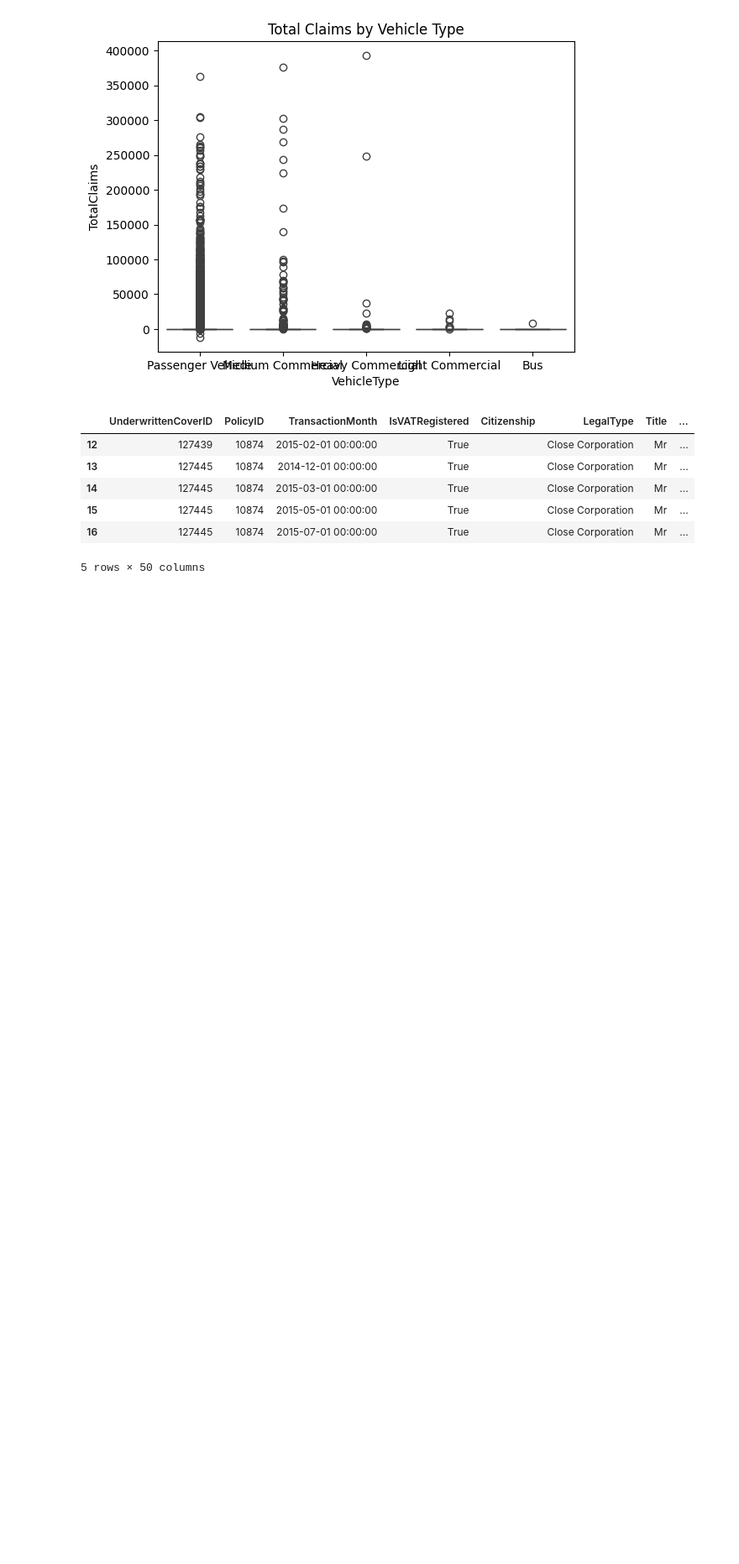
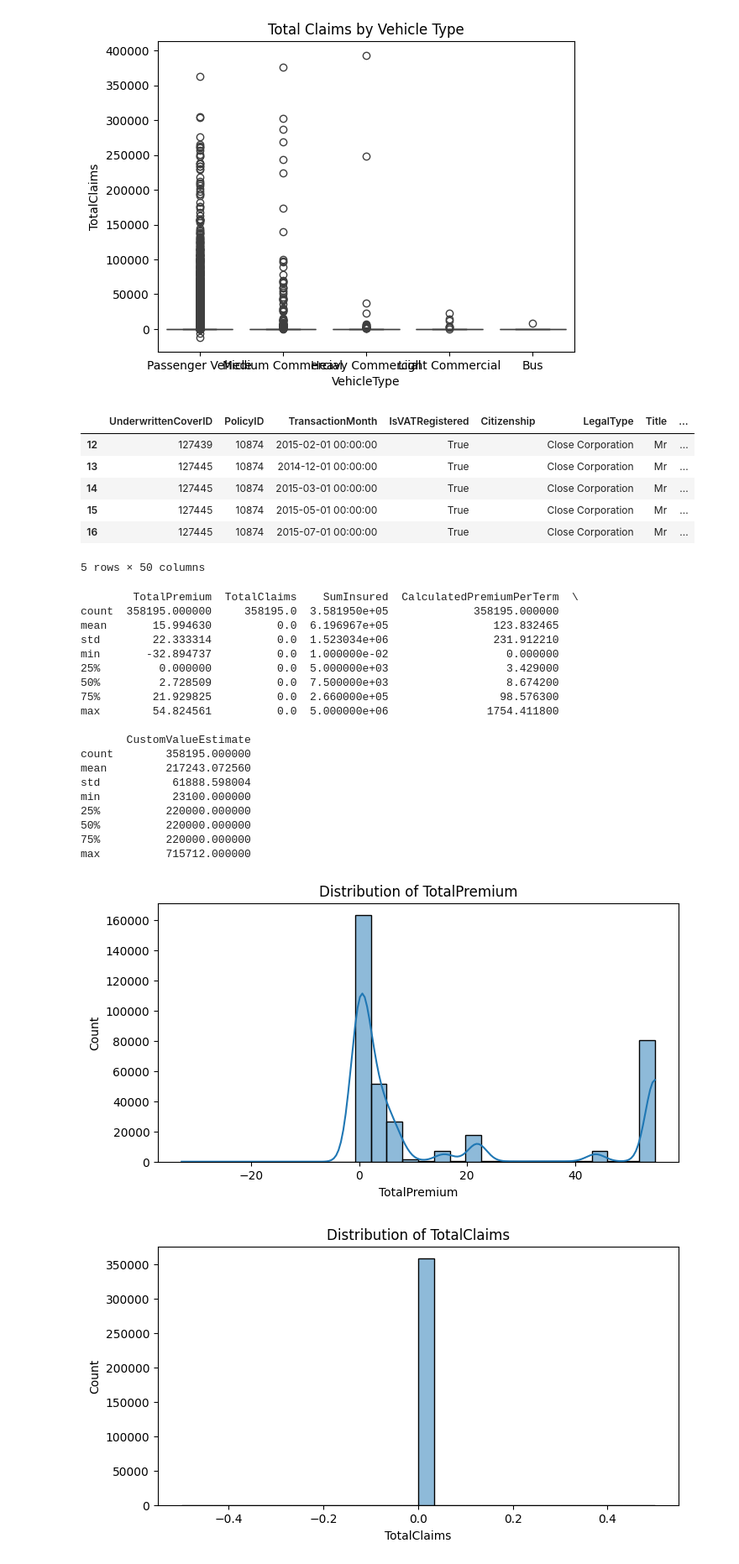
Before and after one commit to Birkity/ACIS, a Jupyter notebook: notebooks/task_1.ipynb, the cells around one changed output. Shown at 84% size. Saved outputs shown, nothing was run; the diff lists cells and outputs as text; code cells hidden in the pictures; blank space fills up the shorter version.

Commit message:
Further descriptive analysis

```diff
--- a/notebooks/task_1.ipynb
+++ b/notebooks/task_1.ipynb
@@ -220,3 +220,36 @@ df_cleaned.head()
 | 15 | 127445 | 10874 | 2015-05-01 00:00:00 | True |  | Close Corporation | Mr | ... |
 | 16 | 127445 | 10874 | 2015-07-01 00:00:00 | True |  | Close Corporation | Mr | ... |
 5 rows × 50 columns
+# %%
+
+numerical_cols = ['TotalPremium', 'TotalClaims', 'SumInsured', 'CalculatedPremiumPerTerm', 'CustomValueEstimate']
+descriptive_stats = df_cleaned[numerical_cols].describe()
+print(descriptive_stats)
+
+for col in numerical_cols:
+    plt.figure(figsize=(8, 4))
+    sns.histplot(df_cleaned[col], kde=True, bins=30)
+    plt.title(f'Distribution of {col}')
+    plt.show()
+# %% [output]
+        TotalPremium  TotalClaims    SumInsured  CalculatedPremiumPerTerm  \
+count  358195.000000     358195.0  3.581950e+05             358195.000000
+mean       15.994630          0.0  6.196967e+05                123.832465
+std        22.333314          0.0  1.523034e+06                231.912210
+min       -32.894737          0.0  1.000000e-02                  0.000000
+25%         0.000000          0.0  5.000000e+03                  3.429000
+50%         2.728509          0.0  7.500000e+03                  8.674200
+75%        21.929825          0.0  2.660000e+05                 98.576300
+max        54.824561          0.0  5.000000e+06               1754.411800
+
+       CustomValueEstimate
+count        358195.000000
+mean         217243.072560
+std           61888.598004
+min           23100.000000
+25%          220000.000000
+50%          220000.000000
+75%          220000.000000
+max          715712.000000
+[figure, added]
+[figure, added]
```
Also changed, not shown: parts of 1 cell of this notebook.
